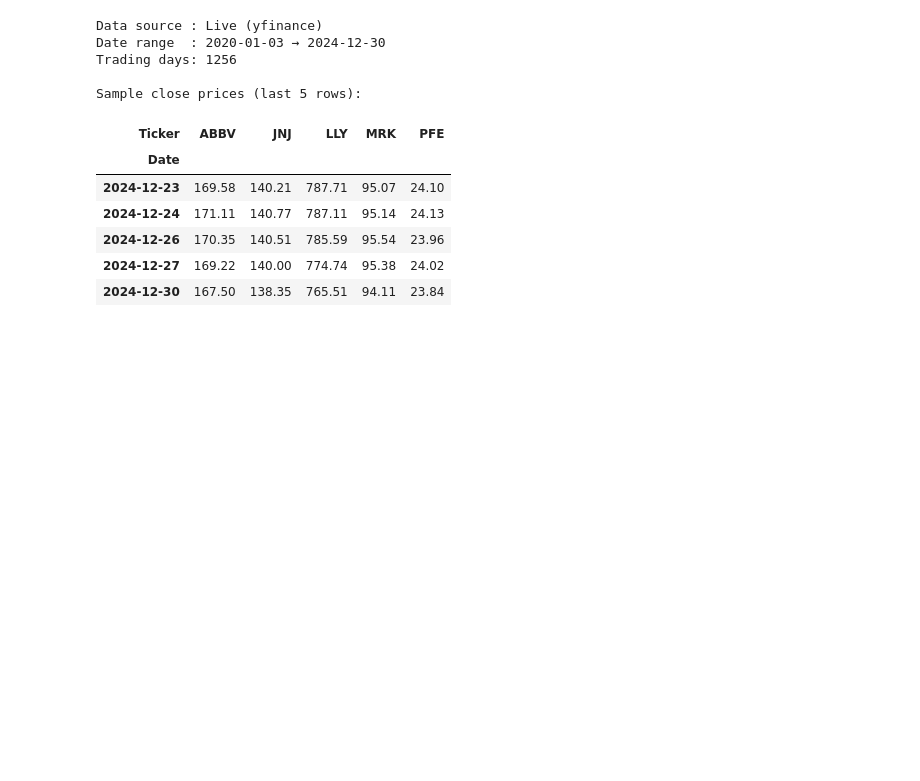
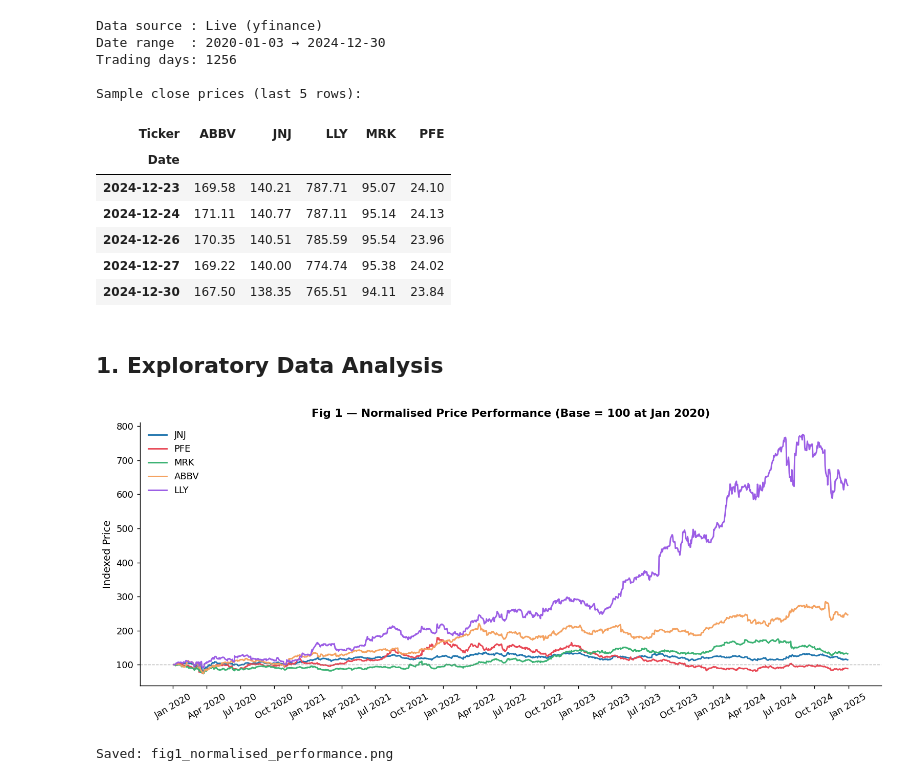
Before and after one commit to rahulrvu-24/Pharma-Quant-Analysis, a Jupyter notebook: pharma_quant_analysis.ipynb, the cells around one changed output. Saved outputs shown, nothing was run; the diff lists cells and outputs as text; code cells hidden in the pictures; blank space fills up the shorter version.

Commit message:
normalised price performance

```diff
--- a/pharma_quant_analysis.ipynb
+++ b/pharma_quant_analysis.ipynb
@@ -109,3 +109,28 @@ Sample close prices (last 5 rows):
 | 2024-12-26 | 170.35 | 140.51 | 785.59 | 95.54 | 23.96 |
 | 2024-12-27 | 169.22 | 140.00 | 774.74 | 95.38 | 24.02 |
 | 2024-12-30 | 167.50 | 138.35 | 765.51 | 94.11 | 23.84 |
+# %% [markdown]
+## 1. Exploratory Data Analysis
+# %%
+# ─── 1a. Normalised price performance (rebased to 100) ────────────────────────
+rebased = (close / close.iloc[0]) * 100
+
+fig, ax = plt.subplots(figsize=(12, 5))
+for ticker in TICKERS:
+    ax.plot(rebased.index, rebased[ticker], label=ticker,
+            color=TICKER_COLOR[ticker], linewidth=1.6)
+
+ax.axhline(100, color='grey', lw=0.8, linestyle='--', alpha=0.6)
+ax.xaxis.set_major_formatter(mdates.DateFormatter('%b %Y'))
+ax.xaxis.set_major_locator(mdates.MonthLocator(interval=3))
+plt.xticks(rotation=30)
+ax.set_title("Fig 1 — Normalised Price Performance (Base = 100 at Jan 2020)")
+ax.set_ylabel("Indexed Price")
+ax.legend(frameon=False)
+plt.tight_layout()
+plt.savefig("fig1_normalised_performance.png", bbox_inches='tight')
+plt.show()
+print("Saved: fig1_normalised_performance.png")
+# %% [output]
+[figure, added]
+Saved: fig1_normalised_performance.png
```
Also changed, not shown: 1 other file.
